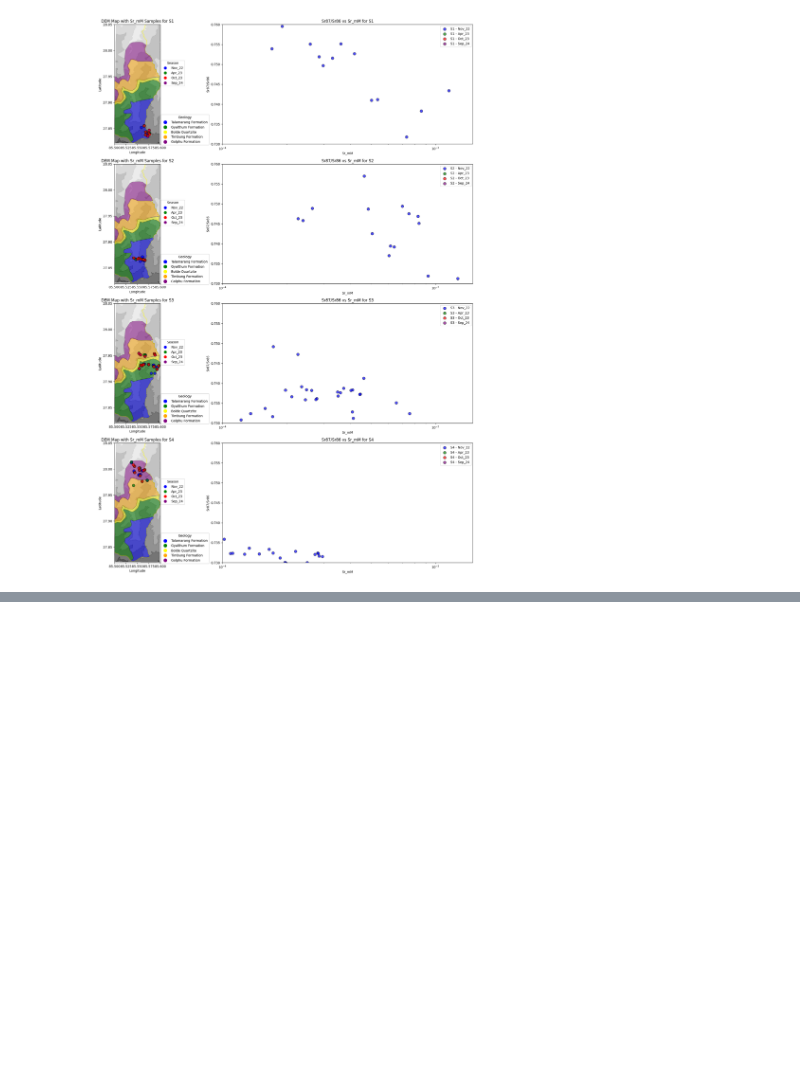
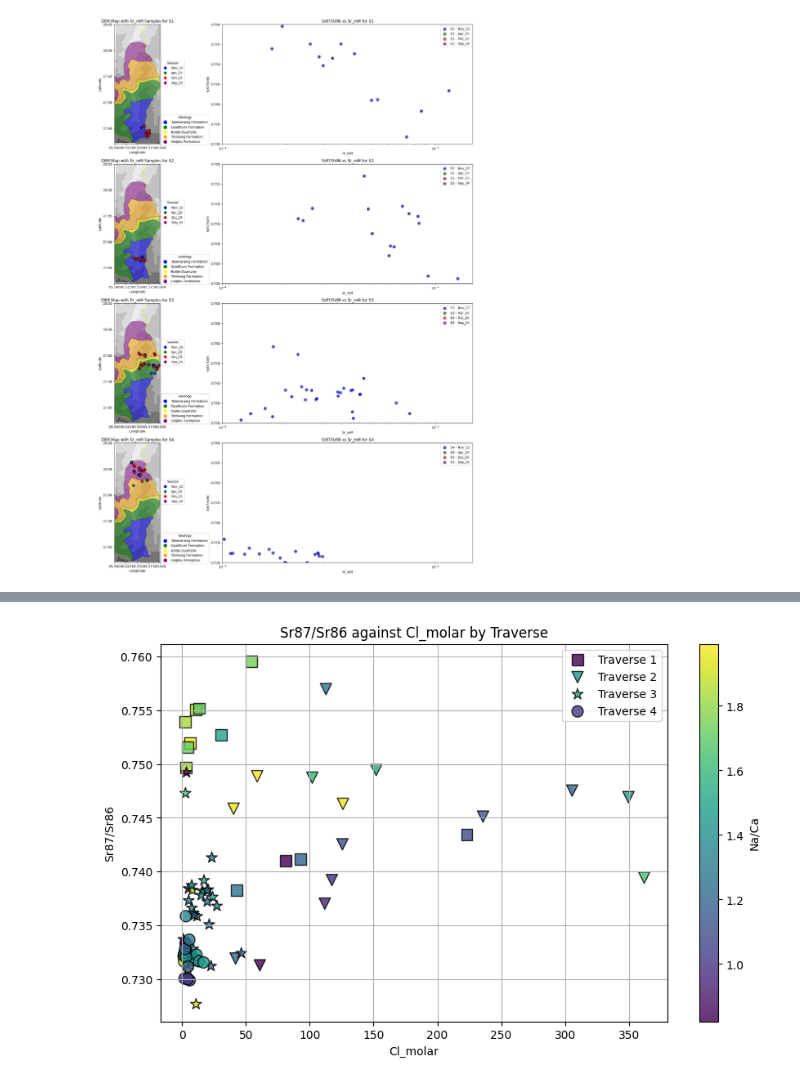
Before and after one commit to iskiros/Nepal, a Jupyter notebook: Code/JupyterTest.ipynb, the cells around one changed output, grey strips where cells are left out. Drawn from its saved outputs; the diff is of its cells as text; code cells hidden in the pictures; blank space fills up the shorter version.

```diff
--- a/Code/JupyterTest.ipynb
+++ b/Code/JupyterTest.ipynb
@@ -585,3 +604,23 @@ def calculate_ridge_distance(lat, lon):
 
 # Apply the function to each row and add 'ridge distance' column to df_copy
 df_copy['ridge distance'] = df_copy.apply(lambda row: calculate_ridge_distance(row['Latitude'], row['Longitude']), axis=1)
+# %%
+# Calculate 1/Sr(mM)
+df_copy['Sr/Cl'] = df_copy['Sr_mM'] / df_copy['Cl_molar']
+
+
+# Plot 87Sr/86Sr against 1/Sr(mM)
+plt.figure(figsize=(10, 6))
+for traverse, marker in traverse_markers.items():
+    traverse_data = df_copy[df_copy['Traverse'] == traverse]
+    plt.scatter(traverse_data['Cl_molar'], traverse_data['Sr87/Sr86'], c=traverse_data['Na/Ca'], cmap='viridis', label=traverse, alpha=0.8, edgecolor='k', marker=marker, s=100)
+
+plt.xlabel('Cl_molar')
+plt.ylabel('Sr87/Sr86')
+plt.colorbar(label='Na/Ca')
+plt.title('Sr87/Sr86 against Cl_molar by Traverse')
+plt.legend()
+plt.grid(True)
+plt.show()
+# %% [output]
+[figure, added]
```
Also changed, not shown: parts of 15 cells of this notebook, 7 other files.
